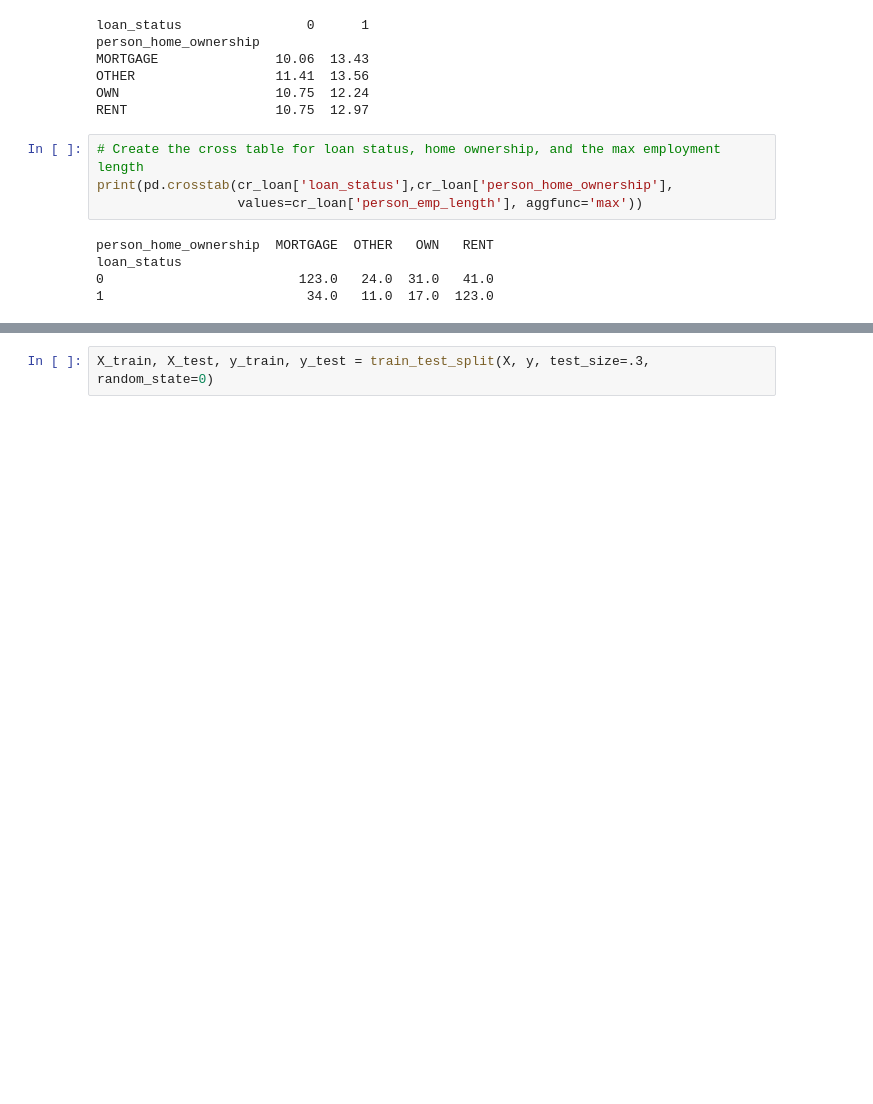
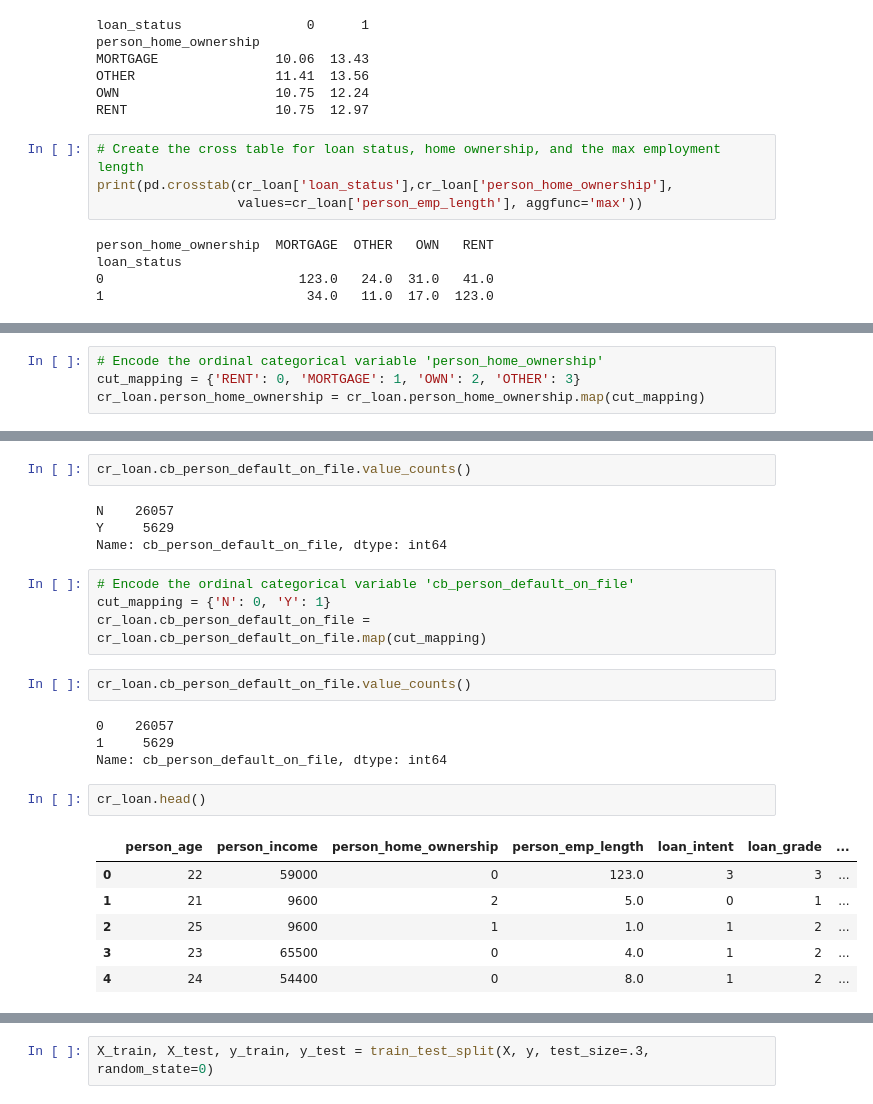
Before and after one commit to fero-chris94/Loan_Default_Prediction, a Jupyter notebook: credit_loan_default.ipynb, the cells around one changed output, grey strips where cells are left out. Drawn from its saved outputs; the diff is of its cells as text; blank space fills up the shorter version.

```diff
--- a/credit_loan_default.ipynb
+++ b/credit_loan_default.ipynb
@@ -335,0 +196,4 @@ y = cr_loan_new[['loan_status']]
+# %%
+# Encode the ordinal categorical variable 'person_home_ownership'
+cut_mapping = {'RENT': 0, 'MORTGAGE': 1, 'OWN': 2, 'OTHER': 3}
+cr_loan.person_home_ownership = cr_loan.person_home_ownership.map(cut_mapping)
@@ -335,0 +258,25 @@ y = cr_loan_new[['loan_status']]
+# %%
+cr_loan.cb_person_default_on_file.value_counts()
+# %% [output]
+N    26057
+Y     5629
+Name: cb_person_default_on_file, dtype: int64
+# %%
+# Encode the ordinal categorical variable 'cb_person_default_on_file'
+cut_mapping = {'N': 0, 'Y': 1}
+cr_loan.cb_person_default_on_file = cr_loan.cb_person_default_on_file.map(cut_mapping)
+# %%
+cr_loan.cb_person_default_on_file.value_counts()
+# %% [output]
+0    26057
+1     5629
+Name: cb_person_default_on_file, dtype: int64
+# %%
+cr_loan.head()
+# %% [output]
+|  | person_age | person_income | person_home_ownership | person_emp_length | loan_intent | loan_grade | ... |
+| 0 | 22 | 59000 | 0 | 123.0 | 3 | 3 | ... |
+| 1 | 21 | 9600 | 2 | 5.0 | 0 | 1 | ... |
+| 2 | 25 | 9600 | 1 | 1.0 | 1 | 2 | ... |
+| 3 | 23 | 65500 | 0 | 4.0 | 1 | 2 | ... |
+| 4 | 24 | 54400 | 0 | 8.0 | 1 | 2 | ... |
```
Also changed, not shown: parts of 52 cells of this notebook, 1 other file.
